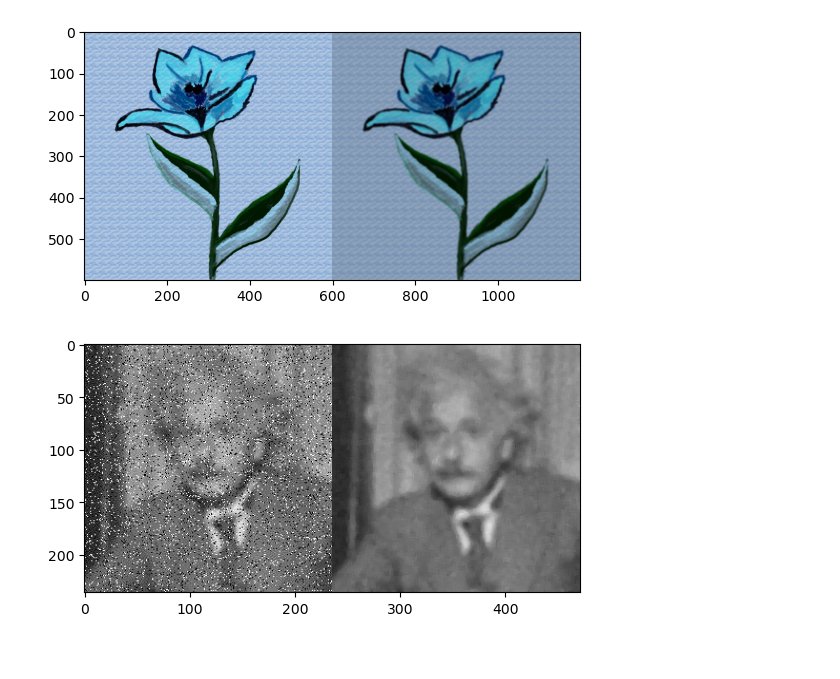
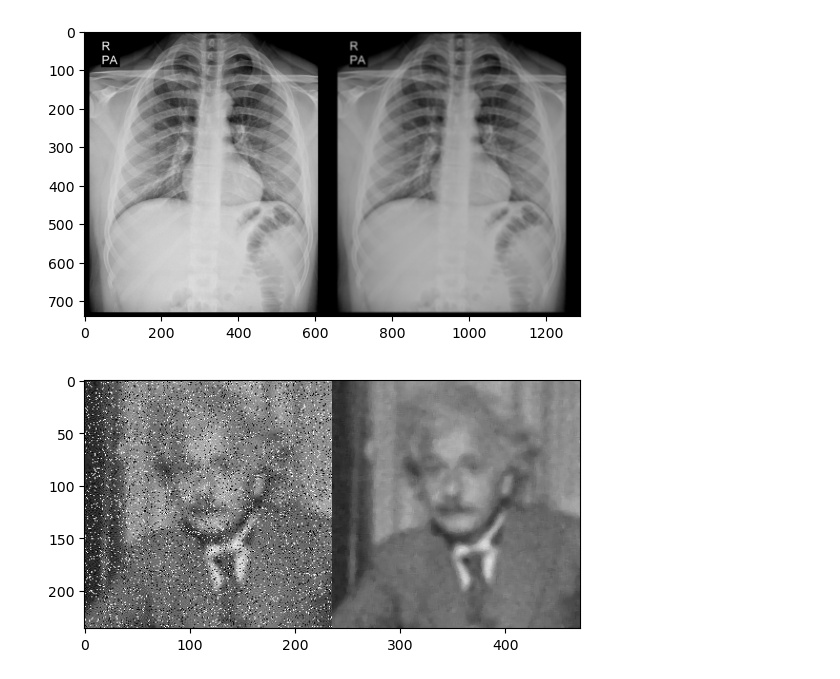
Before and after one commit to eraykarakasli/image_processing, a Jupyter notebook: hafta4/Untitled.ipynb, the cells around one changed output. Saved outputs shown, nothing was run; the diff lists cells and outputs as text; code cells hidden in the pictures.

```diff
--- a/hafta4/Untitled.ipynb
+++ b/hafta4/Untitled.ipynb
@@ -1,16 +1,16 @@
 # %%
 import cv2
 import numpy as np
 from matplotlib import pyplot as plt
-image = cv2.imread('lale.png')
+image = cv2.imread('akciger.png')
 kernel1 = np.ones((5, 5), np.float32)/30
 img = cv2.filter2D(src=image, ddepth=-1, kernel=kernel1)
 
 res = np.hstack((image,img))
 plt.imshow(res)
 plt.show()
 # %% [output]
-[figure, old version]
+[figure, new version]
 # %%
 image = cv2.imread("test5.png")
 median = cv2.medianBlur(image,5)
```
Also changed, not shown: parts of 2 cells of this notebook, 9 other files.
